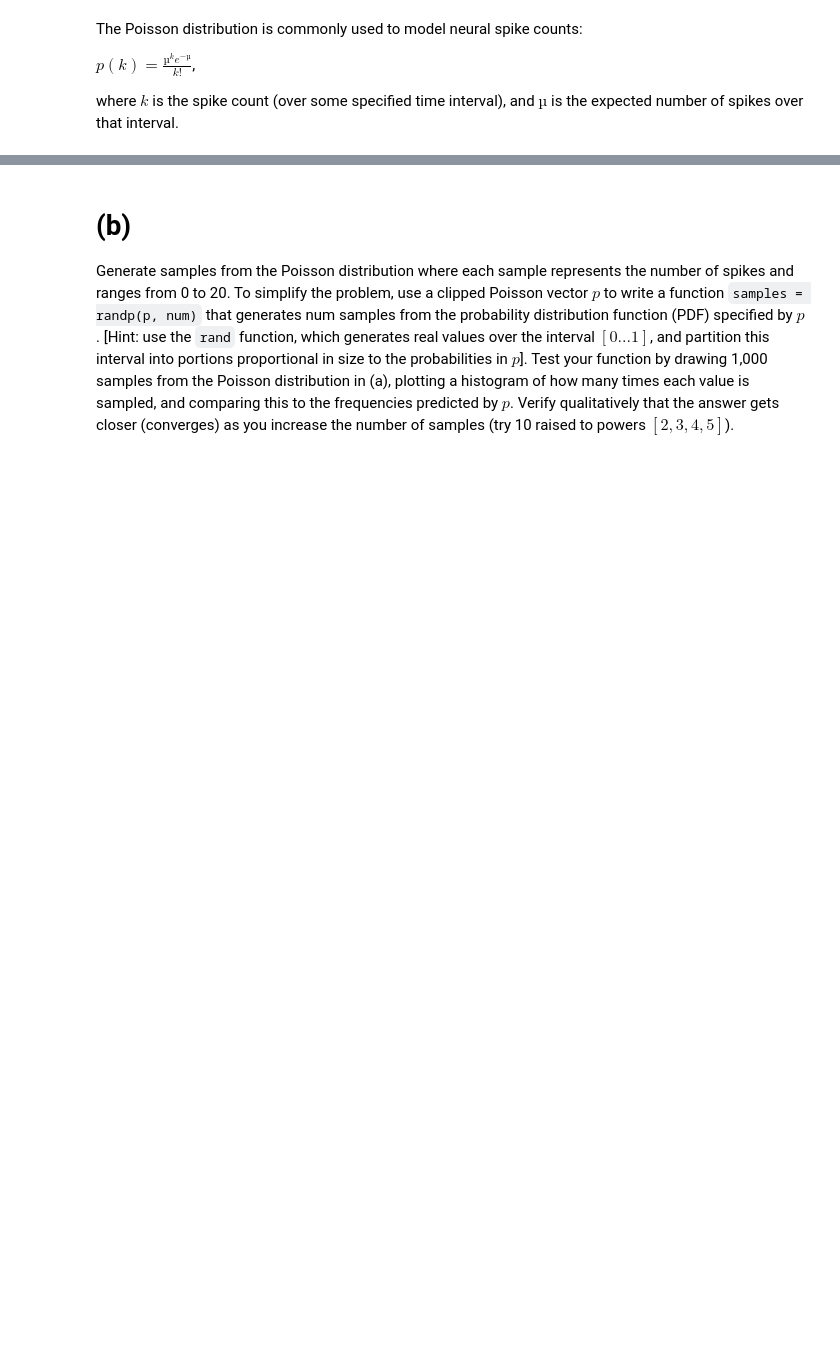
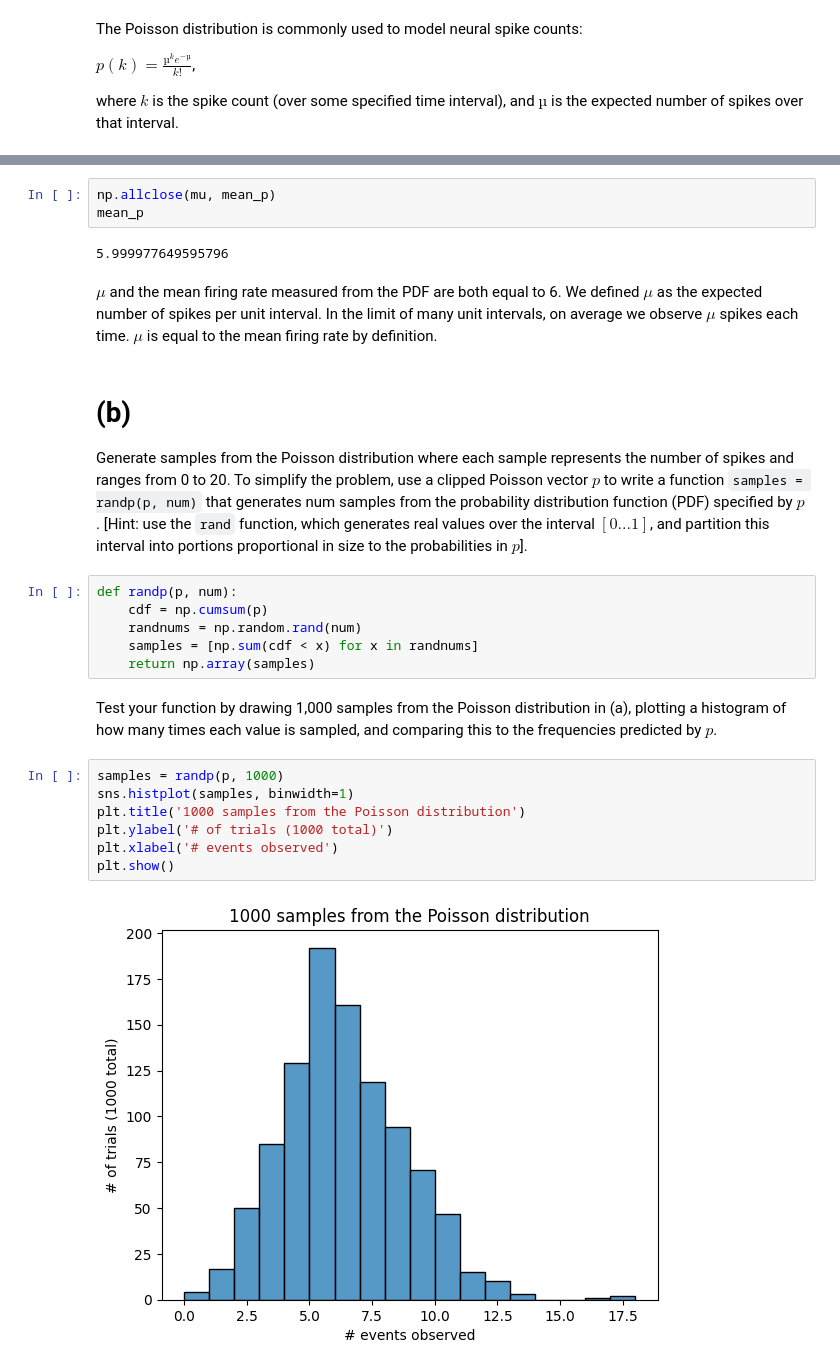
Before and after one commit to lukearend/math-tools, a Jupyter notebook: homework/hw4/HW4_Q2_Arend.ipynb, the cells around one changed output, grey strips where cells are left out. Saved outputs shown, nothing was run; the diff lists cells and outputs as text; blank space fills up the shorter version.

```diff
--- a/homework/hw4/HW4_Q2_Arend.ipynb
+++ b/homework/hw4/HW4_Q2_Arend.ipynb
@@ -20,3 +45,10 @@ the mean firing rate. Is it equal to $µ$? Why or why not?
+# %%
+np.allclose(mu, mean_p)
+mean_p
+# %% [output]
+5.999977649595796
+# %% [markdown]
+$\mu$ and the mean firing rate measured from the PDF are both equal to 6. We defined $\mu$ as the expected number of spikes per unit interval. In the limit of many unit intervals, on average we observe $\mu$ spikes each time. $\mu$ is equal to the mean firing rate by definition.
 # %% [markdown]
 # (b)
 
@@ -25,8 +57,23 @@ of spikes and ranges from 0 to 20. To simplify the problem, use a clipped Poisso
 vector $p$ to write a function `samples = randp(p, num)` that generates num samples
 from the probability distribution function (PDF) specified by $p$. [Hint: use the `rand`
 function, which generates real values over the interval $[0...1]$, and partition this interval
-into portions proportional in size to the probabilities in $p$]. Test your function by drawing
-1,000 samples from the Poisson distribution in (a), plotting a histogram of how many
-times each value is sampled, and comparing this to the frequencies predicted by $p$.
-Verify qualitatively that the answer gets closer (converges) as you increase the number
-of samples (try 10 raised to powers $[2, 3, 4, 5]$).
+into portions proportional in size to the probabilities in $p$].
+# %%
+def randp(p, num):
+    cdf = np.cumsum(p)
+    randnums = np.random.rand(num)
+    samples = [np.sum(cdf < x) for x in randnums]
+    return np.array(samples)
+# %% [markdown]
+Test your function by drawing
+1,000 samples from the Poisson distribution in (a), plotting a histogram of how many
+times each value is sampled, and comparing this to the frequencies predicted by $p$.
+# %%
+samples = randp(p, 1000)
+sns.histplot(samples, binwidth=1)
+plt.title('1000 samples from the Poisson distribution')
+plt.ylabel('# of trials (1000 total)')
+plt.xlabel('# events observed')
+plt.show()
+# %% [output]
+[figure, added]
```
Also changed, not shown: parts of 20 cells of this notebook.
